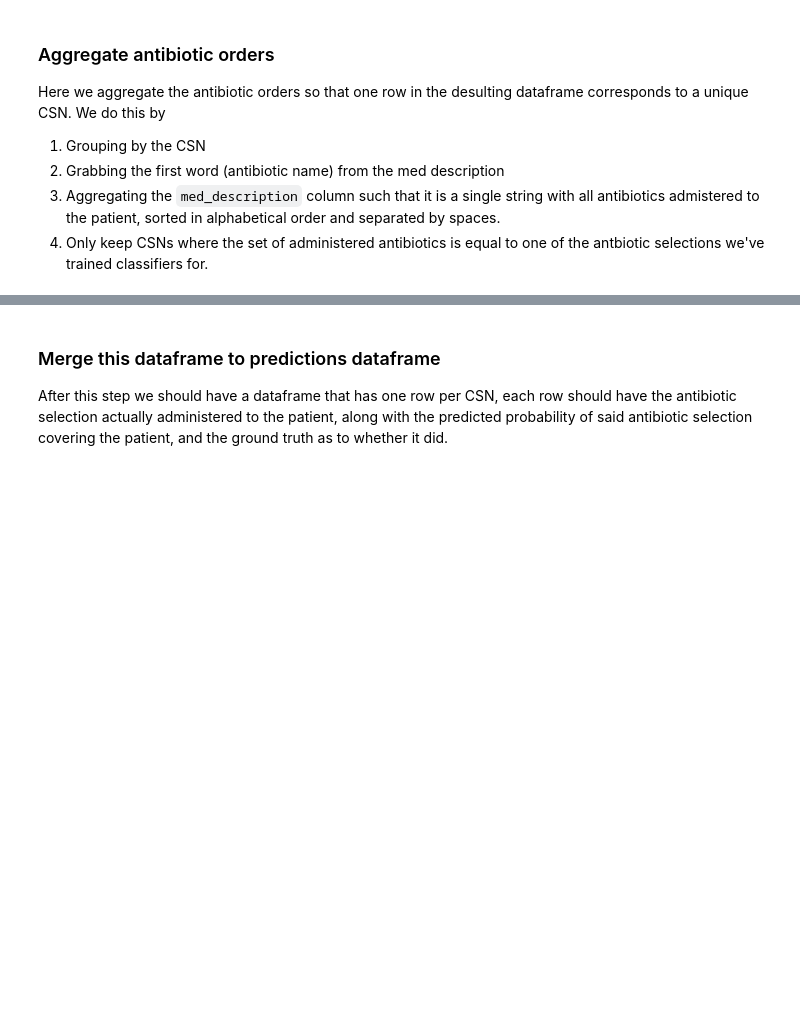
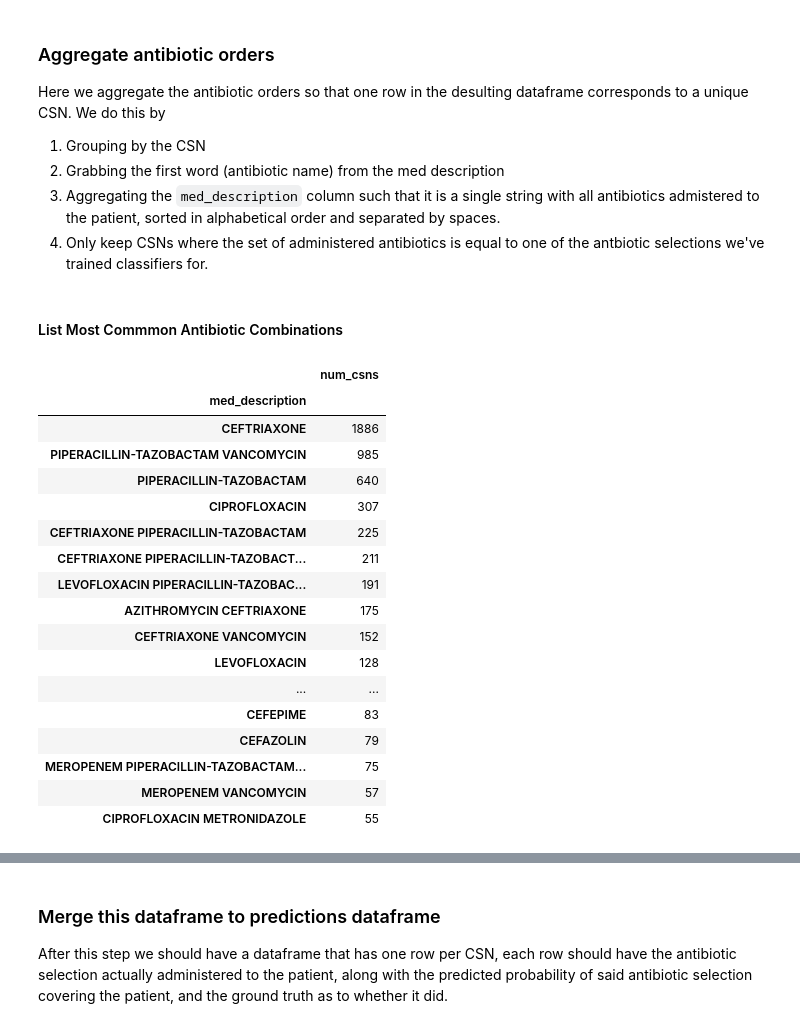
Before and after one commit to conorkcorbin/er_infection, a Jupyter notebook: notebooks/decision_alg/Integer Programming.ipynb, the cells around one changed output, grey strips where cells are left out. Drawn from its saved outputs; the diff is of its cells as text; code cells hidden in the pictures; blank space fills up the shorter version.

```diff
--- a/notebooks/decision_alg/Integer Programming.ipynb
+++ b/notebooks/decision_alg/Integer Programming.ipynb
@@ -153,6 +153,42 @@ Here we aggregate the antibiotic orders so that one row in the desulting datafra
 2. Grabbing the first word (antibiotic name) from the med description
 3. Aggregating the `med_description` column such that it is a single string with all antibiotics admistered to the patient, sorted in alphabetical order and separated by spaces.
 4. Only keep CSNs where the set of administered antibiotics is equal to one of the antbiotic selections we've trained classifiers for.
+# %% [markdown]
+#### List Most Commmon Antibiotic Combinations
+# %%
+df_common_abx = (df_abx
+    .assign(med_description=lambda x: [a.split(' ')[0] for a in x.med_description]) # Only Take first word (abx)
+    .assign(med_description=lambda x: [(a.replace('PIPERACILLIN-TAZOBACTAM-DEXTRS','PIPERACILLIN-TAZOBACTAM')
+                                        .replace('VANCOMYCIN-WATER', 'VANCOMYCIN'))
+                                       for a in x.med_description])
+    .assign(year=lambda x: x.index_time.dt.year) # get year of each CSN - used to filter later on
+    .groupby('pat_enc_csn_id_coded')
+    .agg({'med_description' : concat_abx})
+    .reset_index()
+    .groupby('med_description')
+    .agg(num_csns=('pat_enc_csn_id_coded', 'nunique'))
+    .sort_values('num_csns', ascending=False)
+           )
+df_common_abx.head(20)
+# %% [output]
+|  | num_csns |
+| med_description |  |
+| CEFTRIAXONE | 1886 |
+| PIPERACILLIN-TAZOBACTAM VANCOMYCIN | 985 |
+| PIPERACILLIN-TAZOBACTAM | 640 |
+| CIPROFLOXACIN | 307 |
+| CEFTRIAXONE PIPERACILLIN-TAZOBACTAM | 225 |
+| CEFTRIAXONE PIPERACILLIN-TAZOBACT... | 211 |
+| LEVOFLOXACIN PIPERACILLIN-TAZOBAC... | 191 |
+| AZITHROMYCIN CEFTRIAXONE | 175 |
+| CEFTRIAXONE VANCOMYCIN | 152 |
+| LEVOFLOXACIN | 128 |
+| ... | ... |
+| CEFEPIME | 83 |
+| CEFAZOLIN | 79 |
+| MEROPENEM PIPERACILLIN-TAZOBACTAM... | 75 |
+| MEROPENEM VANCOMYCIN | 57 |
+| CIPROFLOXACIN METRONIDAZOLE | 55 |
 # %%
 # Useful dictionaries to map corresponding. strings for the sameantibiotic selections
 abx_map = {'Ceftriaxone' : "CEFTRIAXONE",
```
Also changed, not shown: parts of 10 cells of this notebook, 4 other files.
